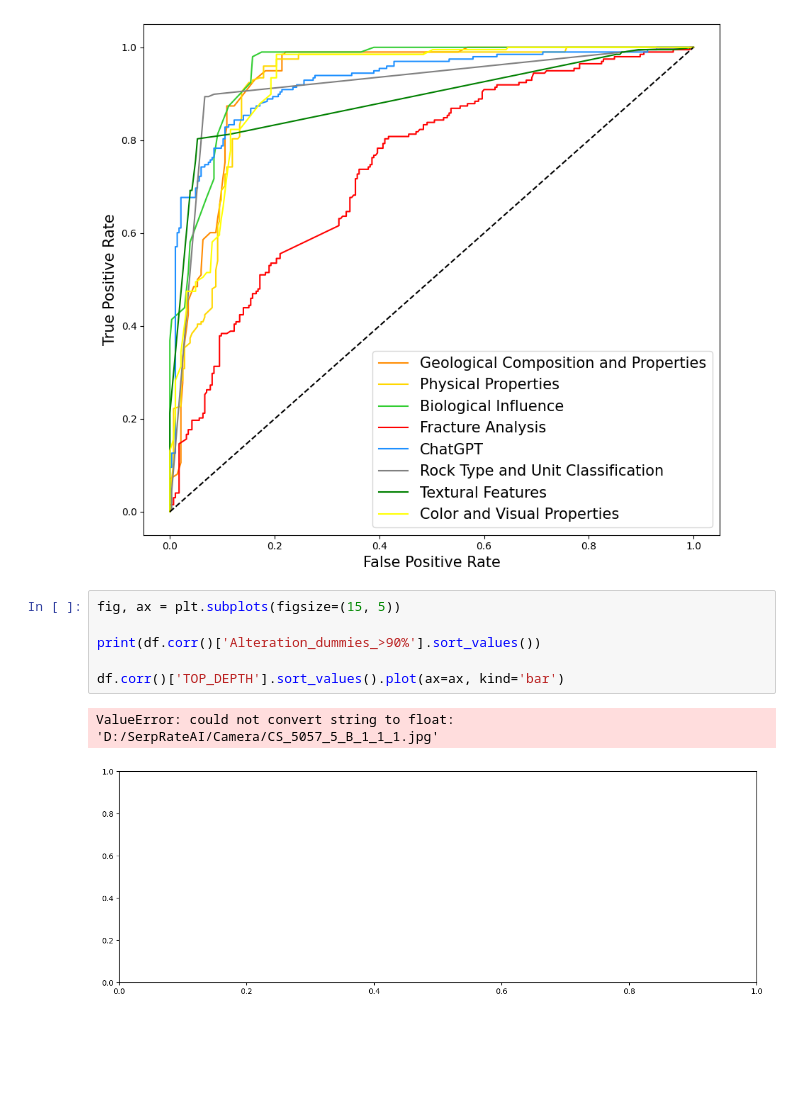
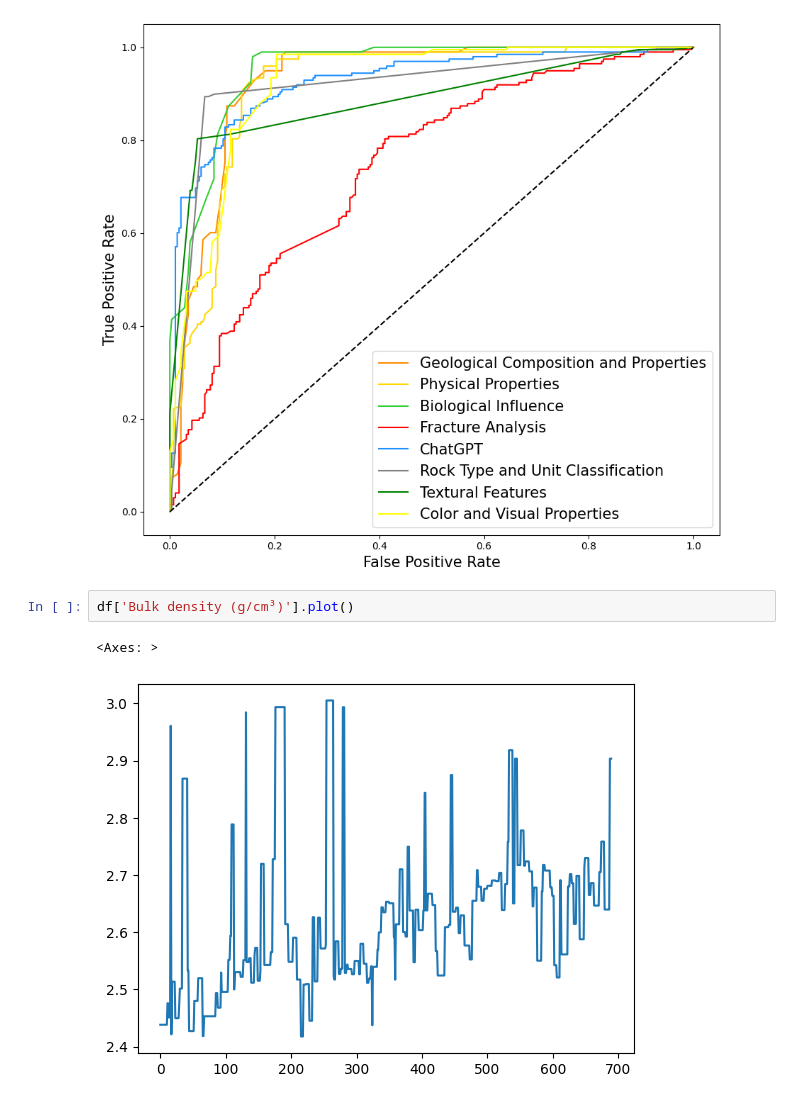
Before and after one commit to SerpRateAI/AI-pipeline-boreholes, a Jupyter notebook: paper-figures.ipynb, the cells around one changed output. Drawn from its saved outputs; the diff is of its cells as text; blank space fills up the shorter version.

```diff
--- a/paper-figures.ipynb
+++ b/paper-figures.ipynb
@@ -675,11 +728,7 @@ fig.savefig('roc_using_gpt_classifications.pdf', bbox_inches='tight')
 # %% [output]
 [figure]
 # %%
-fig, ax = plt.subplots(figsize=(15, 5))
-
-print(df.corr()['Alteration_dummies_>90%'].sort_values())
-
-df.corr()['TOP_DEPTH'].sort_values().plot(ax=ax, kind='bar')
+df['Bulk density (g/cm³)'].plot()
 # %% [output]
-ValueError: could not convert string to float: 'D:/SerpRateAI/Camera/CS_5057_5_B_1_1_1.jpg'
+<Axes: >
-[figure, old version]
+[figure, new version]
```
Also changed, not shown: parts of 9 cells of this notebook.
